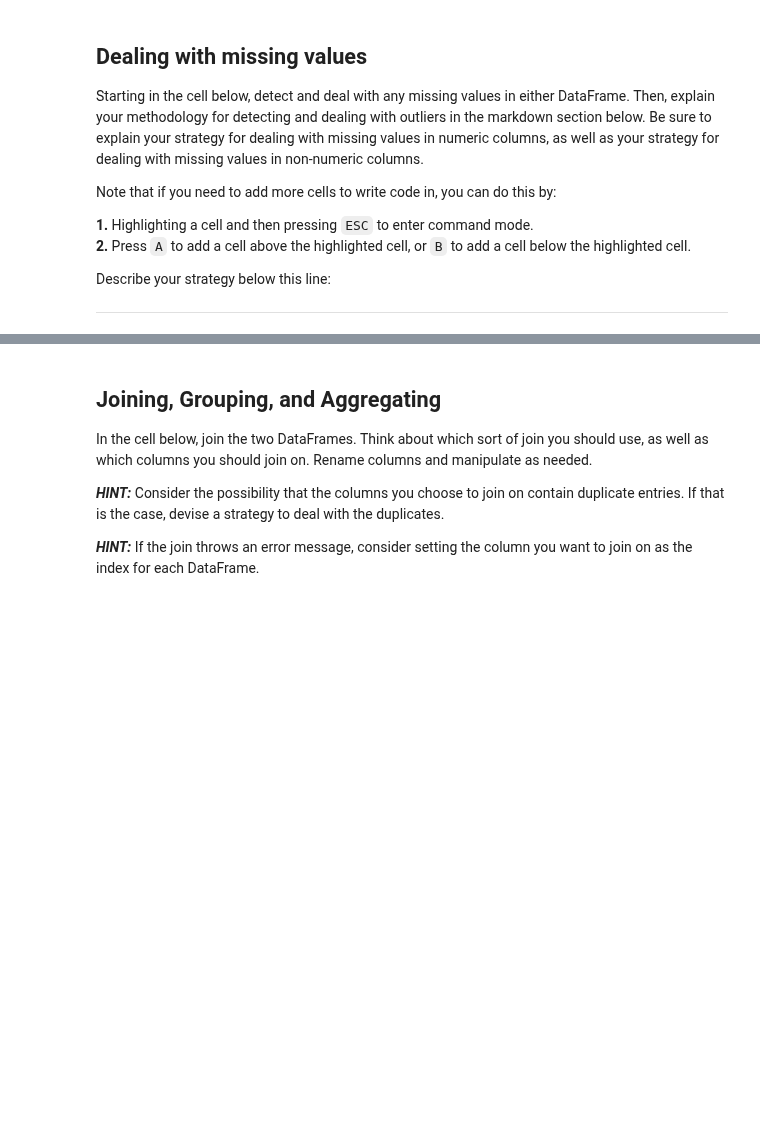
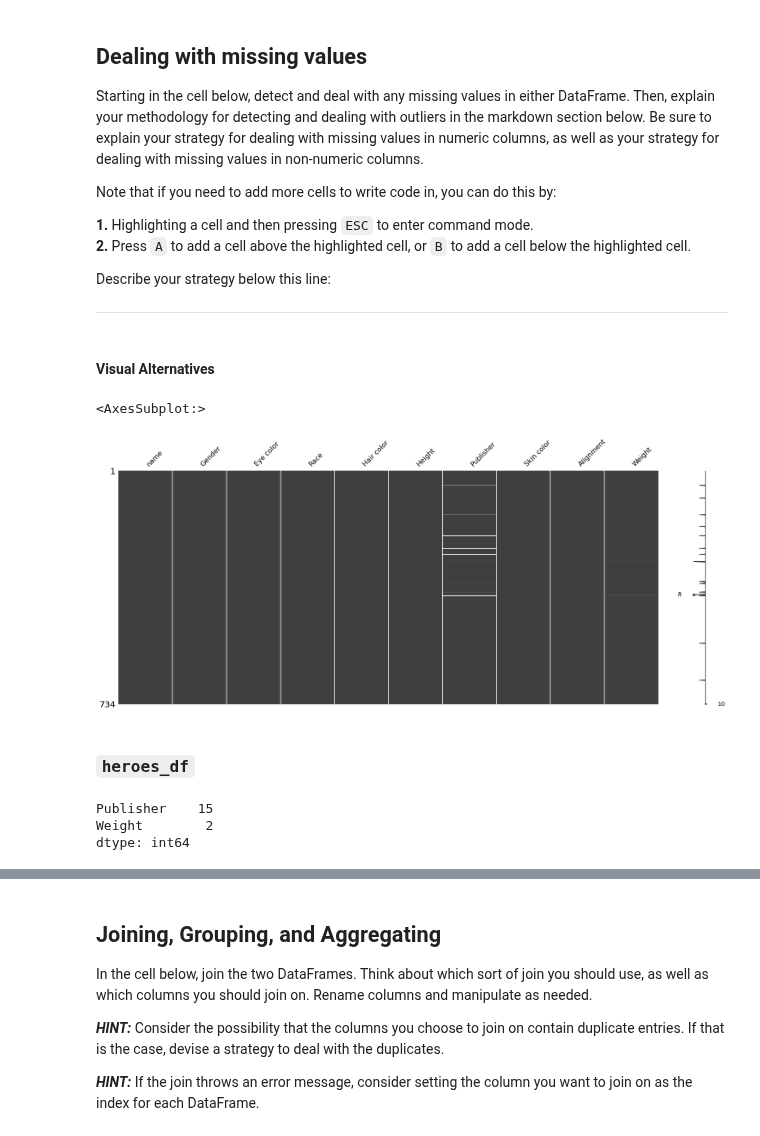
Before and after one commit to flatiron-school/Online-DS-FT-022221-Cohort-Notes, a Jupyter notebook: Phase_1/topic_05_data_cleaning_in_pandas/labs_from_class/dsc-data-cleaning-project-master/index-heroes.ipynb, the cells around one changed output, grey strips where cells are left out. Drawn from its saved outputs; the diff is of its cells as text; code cells hidden in the pictures; blank space fills up the shorter version.

```diff
--- a/Phase_1/topic_05_data_cleaning_in_pandas/labs_from_class/dsc-data-cleaning-project-master/index-heroes.ipynb
+++ b/Phase_1/topic_05_data_cleaning_in_pandas/labs_from_class/dsc-data-cleaning-project-master/index-heroes.ipynb
@@ -44,0 +80,3 @@ Our DataFrame provided row indices by default, so this column is not needed.  Dr
+# %%
+heroes_df = pd.read_csv('heroes_information.csv', index_col=0)
+heroes_df
@@ -65,3 +151,5 @@ Note that if you need to add more cells to write code in, you can do this by:
 
 Describe your strategy below this line:
 ____________________________________________________________________________________________________________________________
+# %% [markdown]
+#### Visual Alternatives
@@ -67,0 +159,14 @@ ________________________________________________________________________________
+# %%
+missingno.matrix(heroes_df)
+# %% [output]
+<AxesSubplot:>
+[figure, added]
+# %% [markdown]
+### `heroes_df`
+# %%
+res = heroes_df.isna().sum()
+res[res>0]
+# %% [output]
+Publisher    15
+Weight        2
+dtype: int64
```
Also changed, not shown: parts of 30 cells of this notebook, 2 other files.
